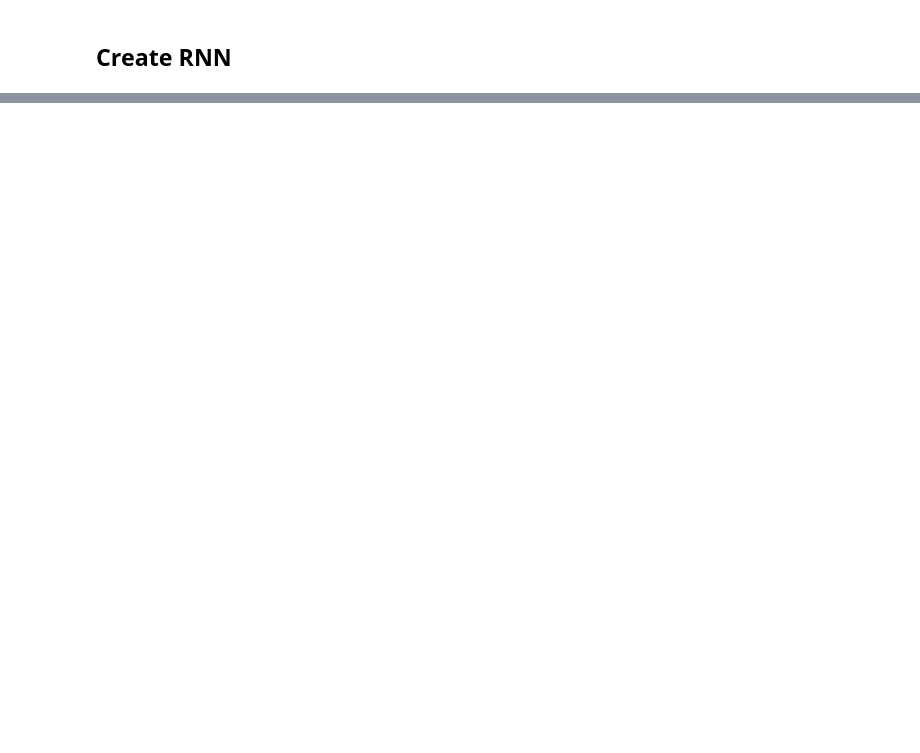
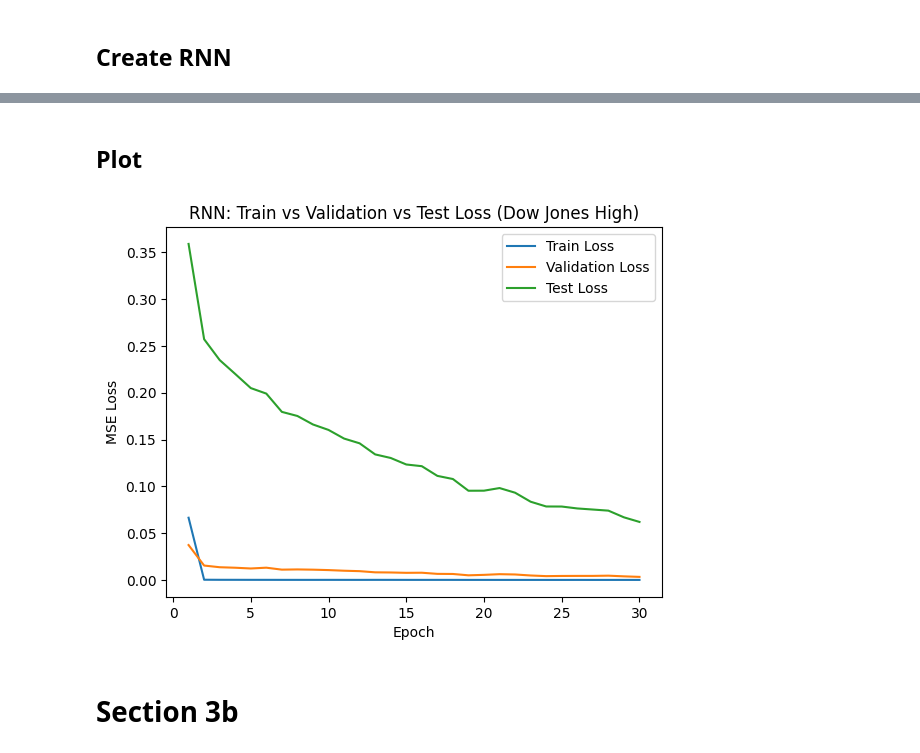
Before and after one commit to jadsaad06/Visual-NN-Testing-Deep-Learning-Homework, a Jupyter notebook: jadsaad_hw2.ipynb, the cells around one changed output, grey strips where cells are left out. Drawn from its saved outputs; the diff is of its cells as text; code cells hidden in the pictures; blank space fills up the shorter version.

```diff
--- a/jadsaad_hw2.ipynb
+++ b/jadsaad_hw2.ipynb
@@ -446,0 +388,19 @@ test_loader = DataLoader(test_dataset, batch_size=batch_size)
+# %%
+import yfinance as yf
+import pandas as pd
+
+# Download Dow Jones Industrial Average
+df = yf.download("^DJI", start="2000-01-01", end="2025-01-01")
+
+# save to CSV
+df.to_csv("dow_jones.csv")
+
+print(df.head())
+
+df = pd.read_csv("dow_jones.csv")
+
+# handle missing data
+high_prices = pd.to_numeric(df["High"], errors="coerce")
+high_prices = high_prices.dropna().values.astype("float32")
+
+high_prices
@@ -561,0 +562,15 @@ plt.show()
+# %% [markdown]
+## Plot
+# %%
+plt.plot(range(1, epochs + 1), train_losses, label="Train Loss")
+plt.plot(range(1, epochs + 1), val_losses, label="Validation Loss")
+plt.plot(range(1, epochs + 1), test_losses, label="Test Loss")
+plt.xlabel("Epoch")
+plt.ylabel("MSE Loss")
+plt.title("RNN: Train vs Validation vs Test Loss (Dow Jones High)")
+plt.legend()
+plt.show()
+# %% [output]
+[figure, added]
+# %% [markdown]
+# Section 3b
```
Also changed, not shown: parts of 18 cells of this notebook, 1 other file.
